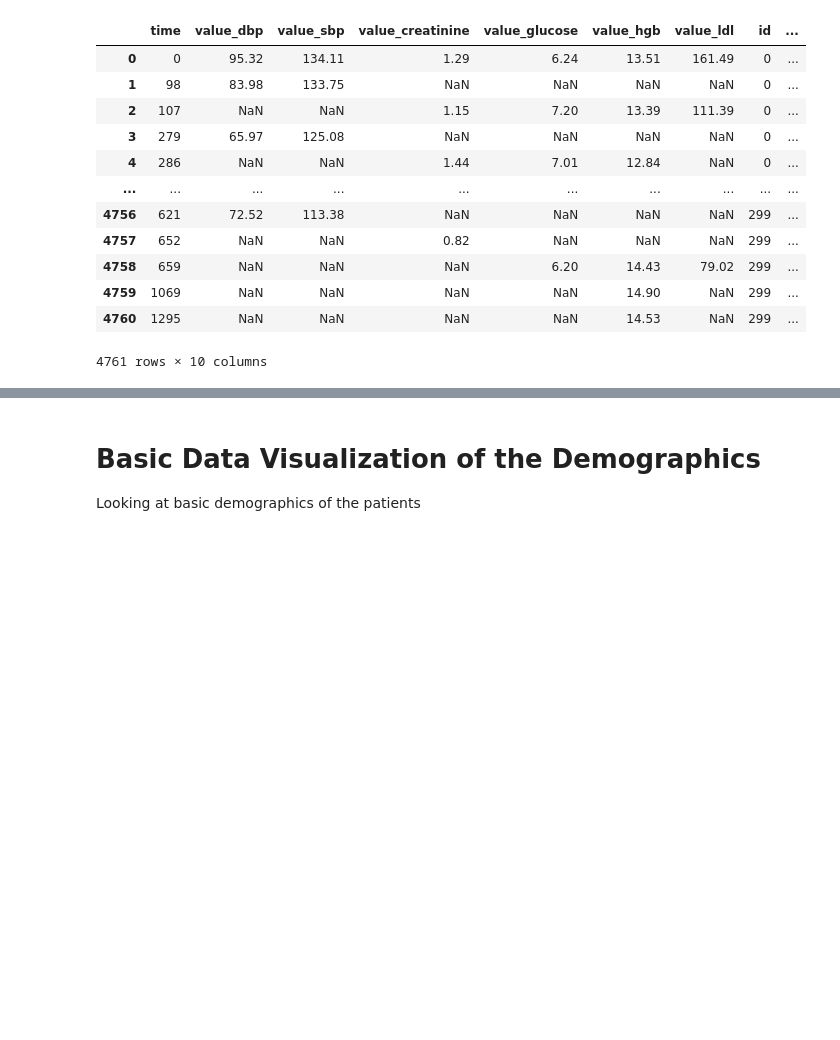
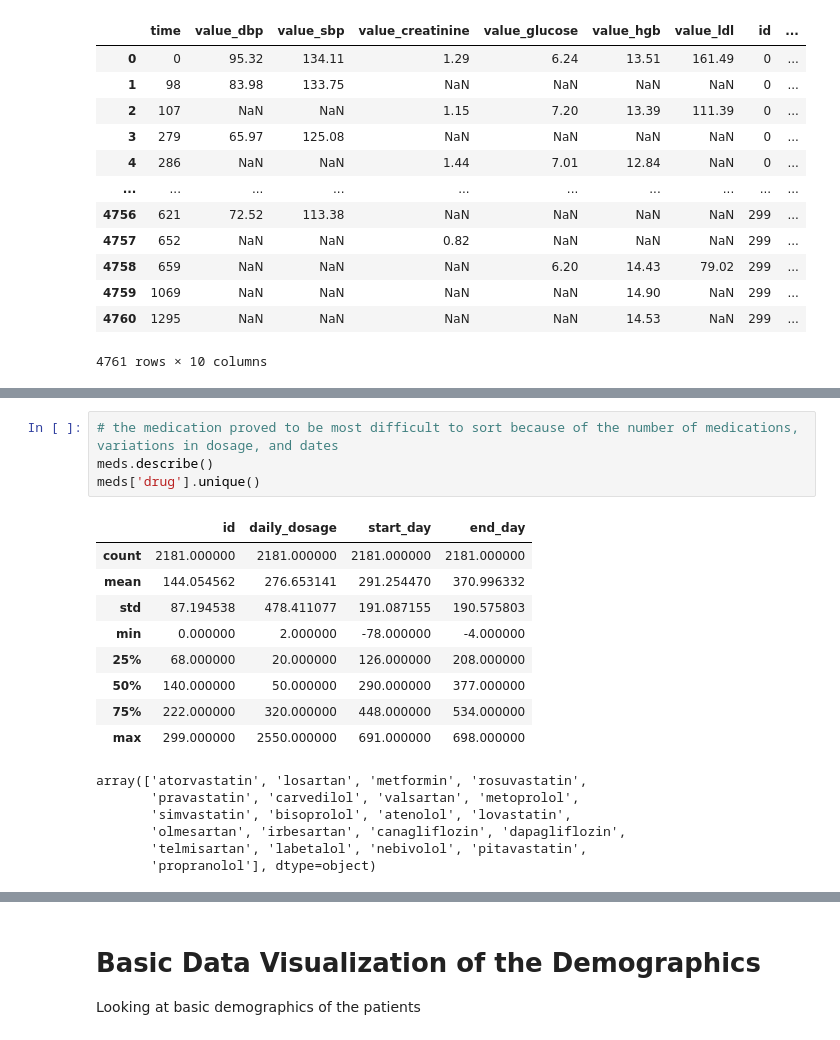
Before and after one commit to choikwun/ckd_assignment, a Jupyter notebook: ckd.ipynb, the cells around one changed output, grey strips where cells are left out. Drawn from its saved outputs; the diff is of its cells as text; blank space fills up the shorter version.

```diff
--- a/ckd.ipynb
+++ b/ckd.ipynb
@@ -192,0 +162,20 @@ demo_stage
+# %%
+# the medication proved to be most difficult to sort because of the number of medications, variations in dosage, and dates
+meds.describe()
+meds['drug'].unique()
+# %% [output]
+|  | id | daily_dosage | start_day | end_day |
+| count | 2181.000000 | 2181.000000 | 2181.000000 | 2181.000000 |
+| mean | 144.054562 | 276.653141 | 291.254470 | 370.996332 |
+| std | 87.194538 | 478.411077 | 191.087155 | 190.575803 |
+| min | 0.000000 | 2.000000 | -78.000000 | -4.000000 |
+| 25% | 68.000000 | 20.000000 | 126.000000 | 208.000000 |
+| 50% | 140.000000 | 50.000000 | 290.000000 | 377.000000 |
+| 75% | 222.000000 | 320.000000 | 448.000000 | 534.000000 |
+| max | 299.000000 | 2550.000000 | 691.000000 | 698.000000 |
+array(['atorvastatin', 'losartan', 'metformin', 'rosuvastatin',
+       'pravastatin', 'carvedilol', 'valsartan', 'metoprolol',
+       'simvastatin', 'bisoprolol', 'atenolol', 'lovastatin',
+       'olmesartan', 'irbesartan', 'canagliflozin', 'dapagliflozin',
+       'telmisartan', 'labetalol', 'nebivolol', 'pitavastatin',
+       'propranolol'], dtype=object)
```
Also changed, not shown: parts of 15 cells of this notebook.
